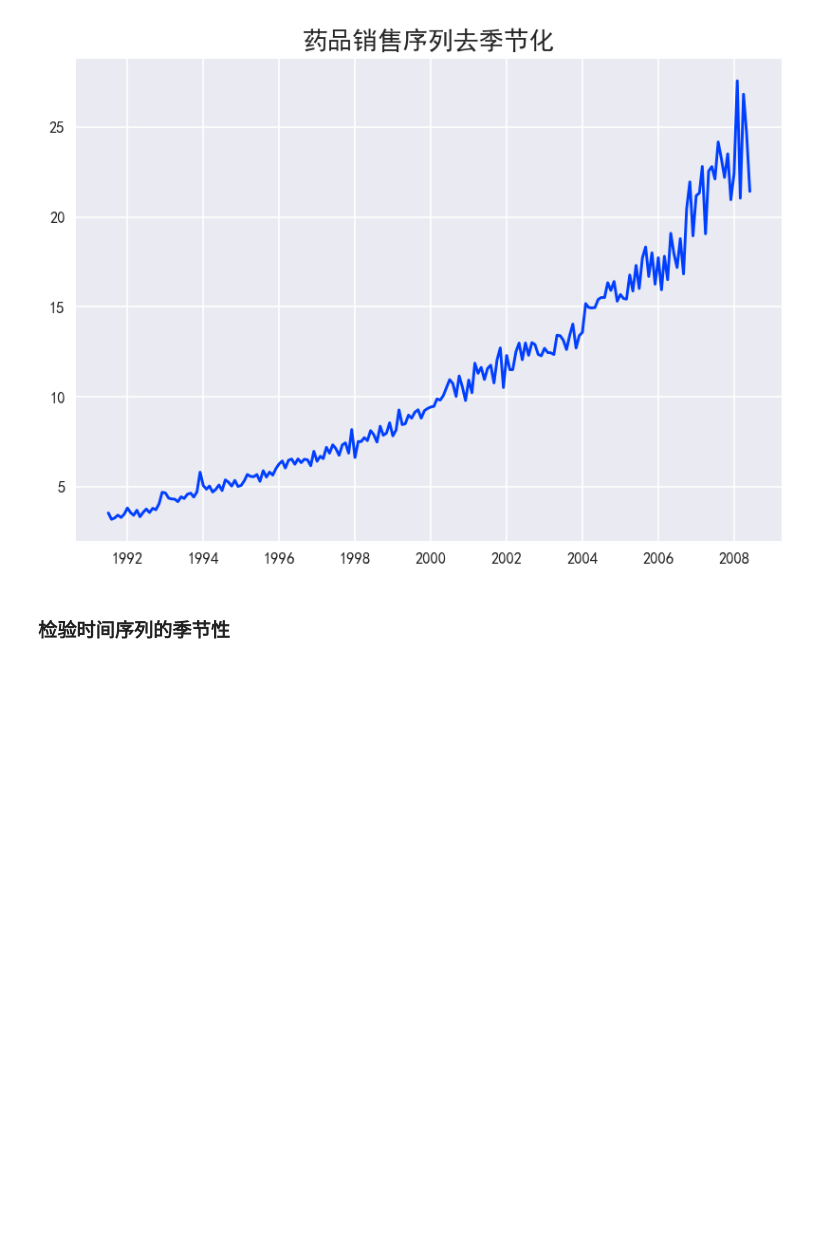
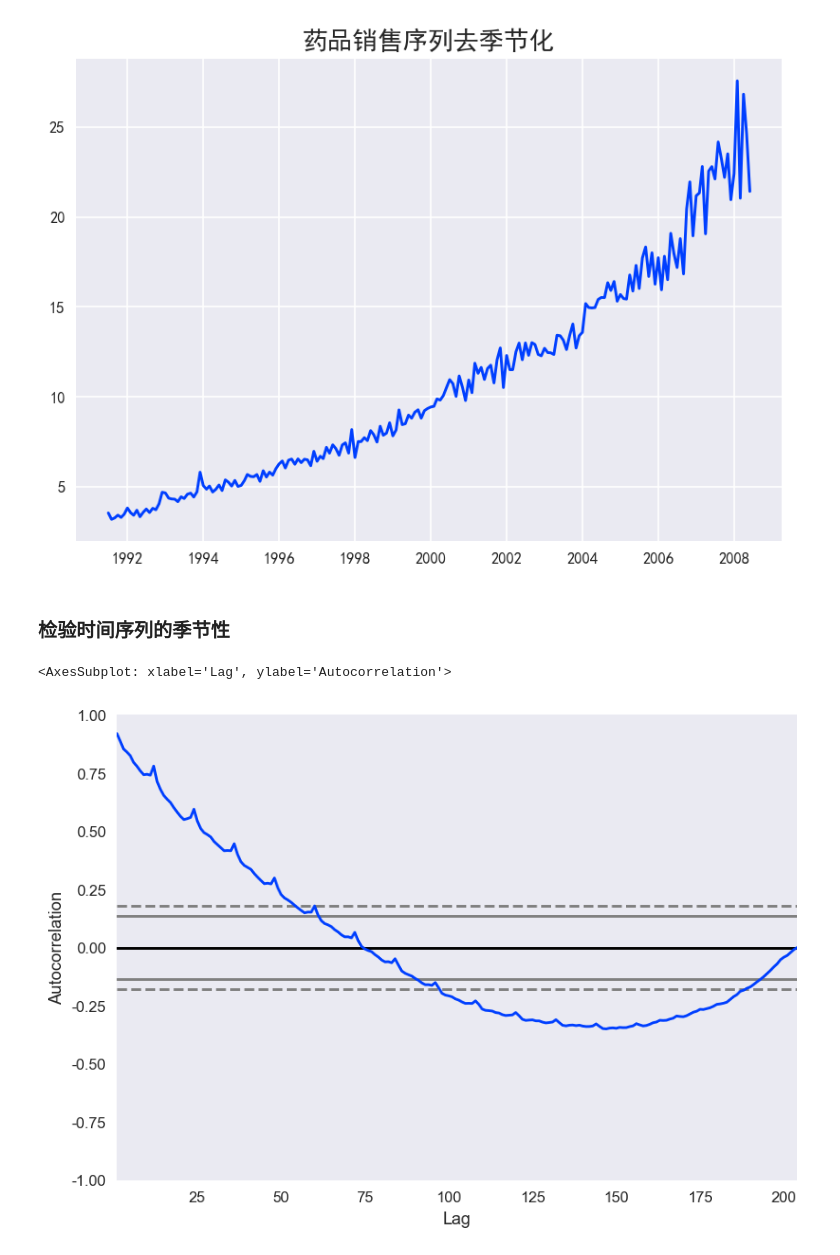
Before and after one commit to moonchildink/machine_learning, a Jupyter notebook: tsa.ipynb, the cells around one changed output. Cells and saved outputs as stored; diff of their text form; code cells hidden in the pictures; blank space fills up the shorter version.

```diff
--- a/tsa.ipynb
+++ b/tsa.ipynb
@@ -235,3 +235,12 @@ Text(0.5, 1.0, '药品销售序列去季节化')
 [figure]
 # %% [markdown]
 ### 检验时间序列的季节性
+# %%
+from pandas.plotting import autocorrelation_plot
+plt.style.use('seaborn-darkgrid')
+# plt.rcParams['fig'] = 'w'
+# autocorrelation: 时间序列的autocorrelation,也就是自相关系数
+autocorrelation_plot(df)
+# %% [output]
+<AxesSubplot: xlabel='Lag', ylabel='Autocorrelation'>
+[figure, added]
```
Also changed, not shown: parts of 4 cells of this notebook.
